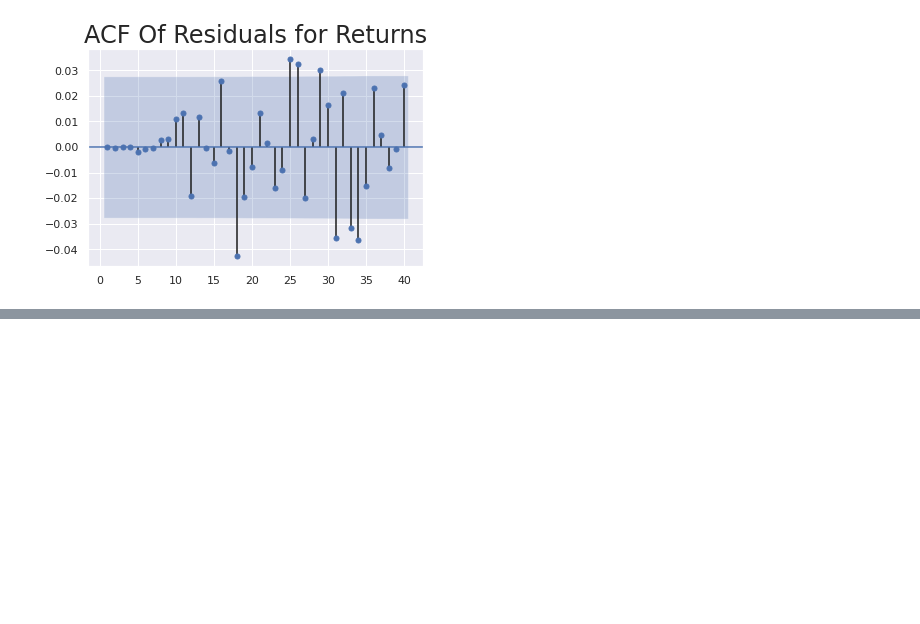
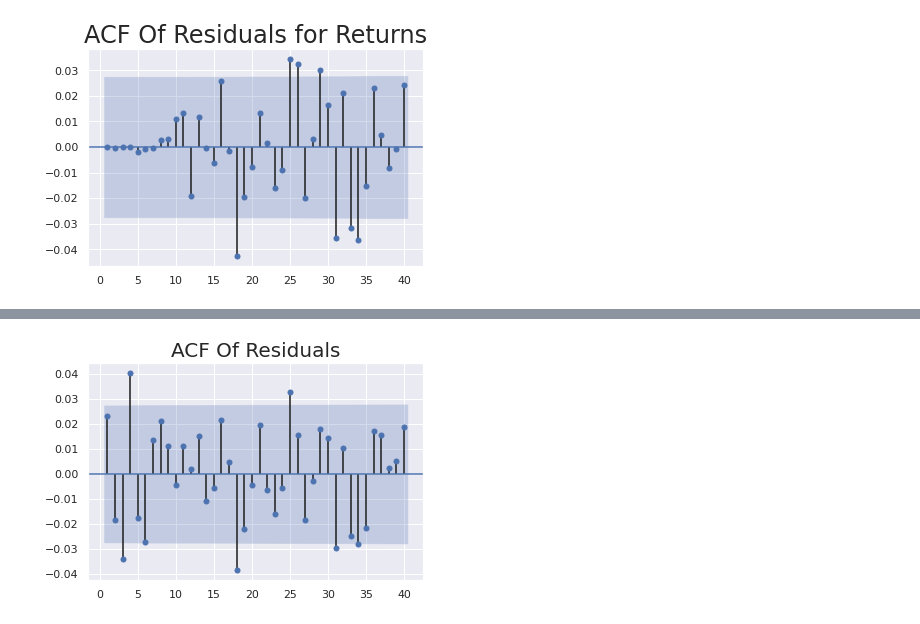
Before and after one commit to cccg8105/notebook_AD, a Jupyter notebook: template Series temporales/ARMA.ipynb, the cells around one changed output, grey strips where cells are left out. Cells and saved outputs as stored; diff of their text form; code cells hidden in the pictures; blank space fills up the shorter version.

```diff
--- a/template Series temporales/ARMA.ipynb
+++ b/template Series temporales/ARMA.ipynb
@@ -261,0 +283,33 @@ plt.show()
+# %%
+bestModels = []
+
+for p in retrasosSignificativosPACF:
+  for q in retrasosSignificativosACF:
+    modelError = True
+    findModel = True
+    nlag = 0
+    model = ARMA(df.analizedValue, order=(p,q))
+    while modelError:
+      try:
+        if nlag == 0:
+          result = model.fit()
+          print("\n ARMA(", p,",", q, ") con 0 retrasos de ajuste")
+        else:
+          result = model.fit(star_ar_lags = p + nlag - 1)
+          print("\n ARMA(", p,",", q, ") con ", p + nlag - 1," retrasos de ajuste")
+        modelError = False
+      except:
+        if nlag > 0:
+          print("Falló modelo con nlag: ", p + nlag - 1)
+        else:
+          print("Falló modelo sin nlag ")
+        nlag += 1
+        if nlag + p > p + q + 1:
+          print("Modelo ARMA(", p,",", q, ") no estacionario")
+          modelError = False
+          findModel = False
+    if len(result.pvalues.values[result.pvalues.values<=(1-ratioConfianza)]) == (p + q) and findModel:
+      candidateModel = [p, q, result.aic, result.llf,
+                        len(result.pvalues.values[result.pvalues.values<=(1-ratioConfianza)]),
+                        p + nlag, result]
+      bestModels.append(candidateModel)
@@ -261,0 +344,7 @@ plt.show()
+# %%
+df['bestModelValue'] = bestModels[0][6].resid
+sgt.plot_acf(df.bestModelValue, zero = False, lags = 40)
+plt.title("ACF Of Residuals",size=20)
+plt.show()
+# %% [output]
+[figure, added]
```
Also changed, not shown: parts of 14 cells of this notebook.
